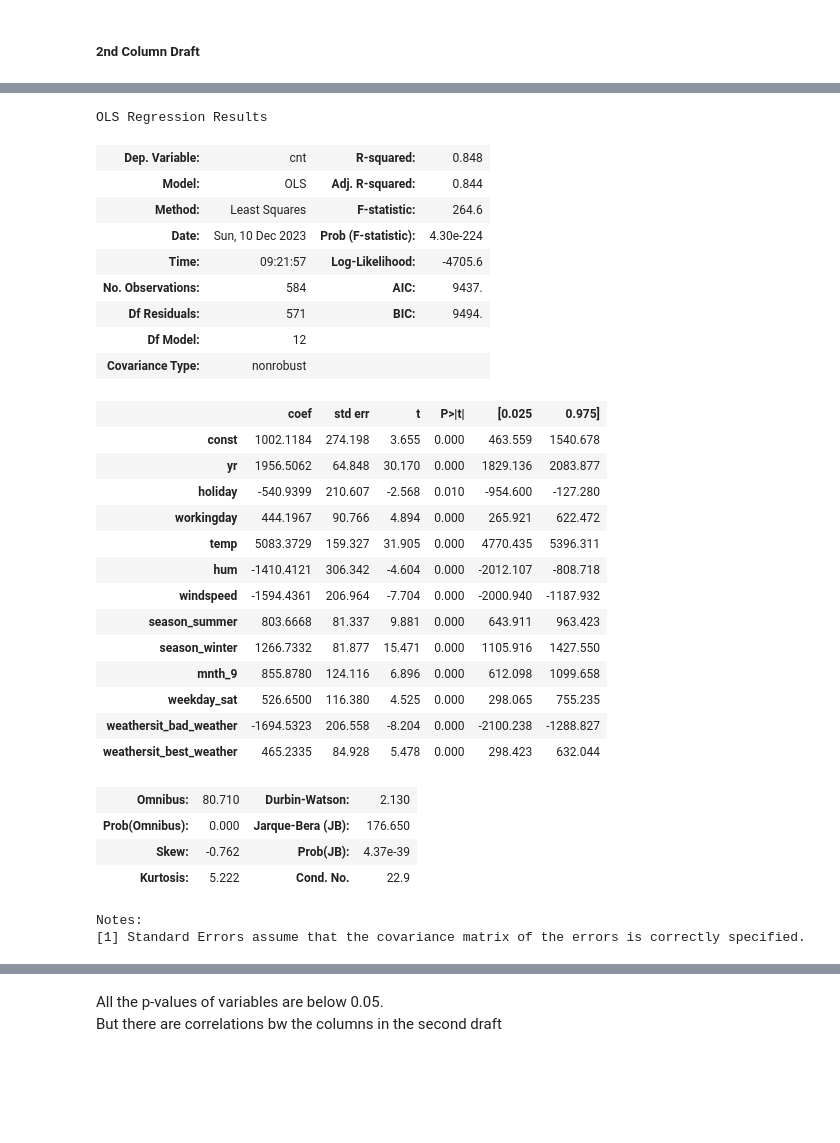
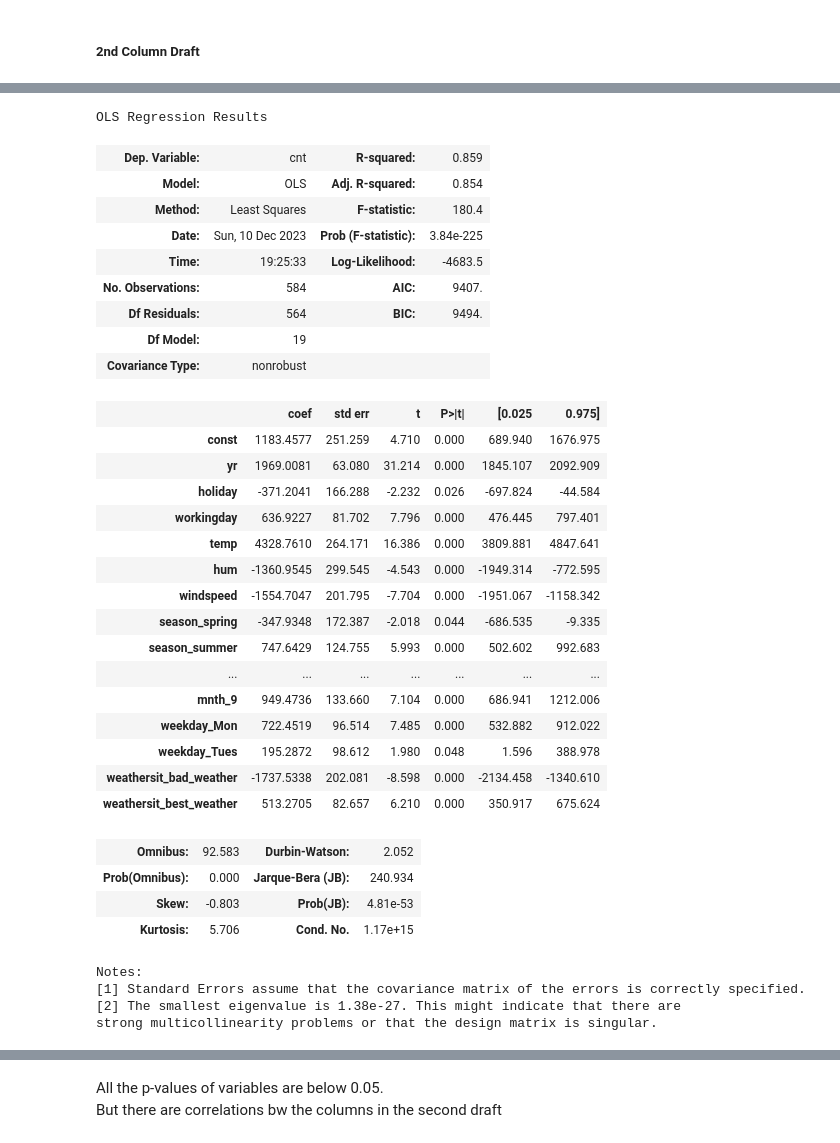
Before and after one commit to aswinj18/BikeSharingAssignment, a Jupyter notebook: BikeSharingAssignment.ipynb, the cells around one changed output, grey strips where cells are left out. Drawn from its saved outputs; the diff is of its cells as text; code cells hidden in the pictures; blank space fills up the shorter version.

Commit message:
Made changes in Feature Selection I

```diff
--- a/BikeSharingAssignment.ipynb
+++ b/BikeSharingAssignment.ipynb
@@ -81,13 +81,13 @@ df['season'] = df['season'].map({
     4: 'winter'
 })
 df['weekday'] = df['weekday'].map({
-    0: 'sun',
-    1: 'mon',
-    2: 'tue',
-    3: 'wed',
-    4: 'thu',
-    5: 'fri',
-    6: 'sat'
+    0: 'Tues',
+    1: 'Wed',
+    2: 'Thurs',
+    3: 'Fri',
+    4: 'Sat',
+    5: 'Sun',
+    6: 'Mon'
 })
 df['weathersit'] = df['weathersit'].map({
     1: 'best_weather',
@@ -431,6 +466,6 @@ So, taking 13 RFE highest ranked columns as finalized result of RFE/coarse tunin
 # %%
 lr = LinearRegression()
-rfe = RFE(lr, n_features_to_select=13)
+rfe = RFE(lr, n_features_to_select=21)
 rfe = rfe.fit(X_train, y_train)
 
 X_rfe_filt_cols = list(X_train.columns[ rfe.support_ ])
@@ -523,8 +566,8 @@ So, creating second draft of X columns that does not contain weekday_sun
 # %% [markdown]
 ##### 2nd Column Draft
 # %%
-X_draft_2_filt_cols = [ col for col in X_rfe_filt_cols if col != 'weekday_sun' ]
-X_draft_2_filt_cols
+X_rfe_filt_cols = [ col for col in X_rfe_filt_cols if col != 'atemp' ]
+X_rfe_filt_cols
 # %% [output]
 ['yr',
  'holiday',
@@ -539,41 +590,45 @@ X_draft_2_filt_cols
  'weathersit_bad_weather',
  'weathersit_best_weather']
 # %%
-X_train_sm = sm.add_constant( X_train[ X_draft_2_filt_cols ] )
+X_train_sm = sm.add_constant( X_train[ X_rfe_filt_cols ] )
 lr = sm.OLS(y_train, X_train_sm)
 lr_model = lr.fit()
 
 lr_model.summary()
 # %% [output]
 OLS Regression Results
-| Dep. Variable: | cnt | R-squared: | 0.848 |
-| Model: | OLS | Adj. R-squared: | 0.844 |
-| Method: | Least Squares | F-statistic: | 264.6 |
-| Date: | Sun, 10 Dec 2023 | Prob (F-statistic): | 4.30e-224 |
-| Time: | 09:21:57 | Log-Likelihood: | -4705.6 |
-| No. Observations: | 584 | AIC: | 9437. |
-| Df Residuals: | 571 | BIC: | 9494. |
-| Df Model: | 12 |  |  |
+| Dep. Variable: | cnt | R-squared: | 0.859 |
+| Model: | OLS | Adj. R-squared: | 0.854 |
+| Method: | Least Squares | F-statistic: | 180.4 |
+| Date: | Sun, 10 Dec 2023 | Prob (F-statistic): | 3.84e-225 |
+| Time: | 19:25:33 | Log-Likelihood: | -4683.5 |
+| No. Observations: | 584 | AIC: | 9407. |
+| Df Residuals: | 564 | BIC: | 9494. |
+| Df Model: | 19 |  |  |
 | Covariance Type: | nonrobust |  |  |
 |  | coef | std err | t | P>|t| | [0.025 | 0.975] |
-| const | 1002.1184 | 274.198 | 3.655 | 0.000 | 463.559 | 1540.678 |
-| yr | 1956.5062 | 64.848 | 30.170 | 0.000 | 1829.136 | 2083.877 |
-| holiday | -540.9399 | 210.607 | -2.568 | 0.010 | -954.600 | -127.280 |
-| workingday | 444.1967 | 90.766 | 4.894 | 0.000 | 265.921 | 622.472 |
-| temp | 5083.3729 | 159.327 | 31.905 | 0.000 | 4770.435 | 5396.311 |
-| hum | -1410.4121 | 306.342 | -4.604 | 0.000 | -2012.107 | -808.718 |
-| windspeed | -1594.4361 | 206.964 | -7.704 | 0.000 | -2000.940 | -1187.932 |
-| season_summer | 803.6668 | 81.337 | 9.881 | 0.000 | 643.911 | 963.423 |
-| season_winter | 1266.7332 | 81.877 | 15.471 | 0.000 | 1105.916 | 1427.550 |
-| mnth_9 | 855.8780 | 124.116 | 6.896 | 0.000 | 612.098 | 1099.658 |
-| weekday_sat | 526.6500 | 116.380 | 4.525 | 0.000 | 298.065 | 755.235 |
-| weathersit_bad_weather | -1694.5323 | 206.558 | -8.204 | 0.000 | -2100.238 | -1288.827 |
-| weathersit_best_weather | 465.2335 | 84.928 | 5.478 | 0.000 | 298.423 | 632.044 |
+| const | 1183.4577 | 251.259 | 4.710 | 0.000 | 689.940 | 1676.975 |
+| yr | 1969.0081 | 63.080 | 31.214 | 0.000 | 1845.107 | 2092.909 |
+| holiday | -371.2041 | 166.288 | -2.232 | 0.026 | -697.824 | -44.584 |
+| workingday | 636.9227 | 81.702 | 7.796 | 0.000 | 476.445 | 797.401 |
+| temp | 4328.7610 | 264.171 | 16.386 | 0.000 | 3809.881 | 4847.641 |
+| hum | -1360.9545 | 299.545 | -4.543 | 0.000 | -1949.314 | -772.595 |
+| windspeed | -1554.7047 | 201.795 | -7.704 | 0.000 | -1951.067 | -1158.342 |
+| season_spring | -347.9348 | 172.387 | -2.018 | 0.044 | -686.535 | -9.335 |
+| season_summer | 747.6429 | 124.755 | 5.993 | 0.000 | 502.602 | 992.683 |
+| ... | ... | ... | ... | ... | ... | ... |
+| mnth_9 | 949.4736 | 133.660 | 7.104 | 0.000 | 686.941 | 1212.006 |
+| weekday_Mon | 722.4519 | 96.514 | 7.485 | 0.000 | 532.882 | 912.022 |
+| weekday_Tues | 195.2872 | 98.612 | 1.980 | 0.048 | 1.596 | 388.978 |
+| weathersit_bad_weather | -1737.5338 | 202.081 | -8.598 | 0.000 | -2134.458 | -1340.610 |
+| weathersit_best_weather | 513.2705 | 82.657 | 6.210 | 0.000 | 350.917 | 675.624 |
-| Omnibus: | 80.710 | Durbin-Watson: | 2.130 |
-| Prob(Omnibus): | 0.000 | Jarque-Bera (JB): | 176.650 |
-| Skew: | -0.762 | Prob(JB): | 4.37e-39 |
-| Kurtosis: | 5.222 | Cond. No. | 22.9 |
+| Omnibus: | 92.583 | Durbin-Watson: | 2.052 |
+| Prob(Omnibus): | 0.000 | Jarque-Bera (JB): | 240.934 |
+| Skew: | -0.803 | Prob(JB): | 4.81e-53 |
+| Kurtosis: | 5.706 | Cond. No. | 1.17e+15 |
 Notes:
 [1] Standard Errors assume that the covariance matrix of the errors is correctly specified.
+[2] The smallest eigenvalue is 1.38e-27. This might indicate that there are
+strong multicollinearity problems or that the design matrix is singular.
 # %%
 list_col_vs_vif = []
```
Also changed, not shown: parts of 78 cells of this notebook.
